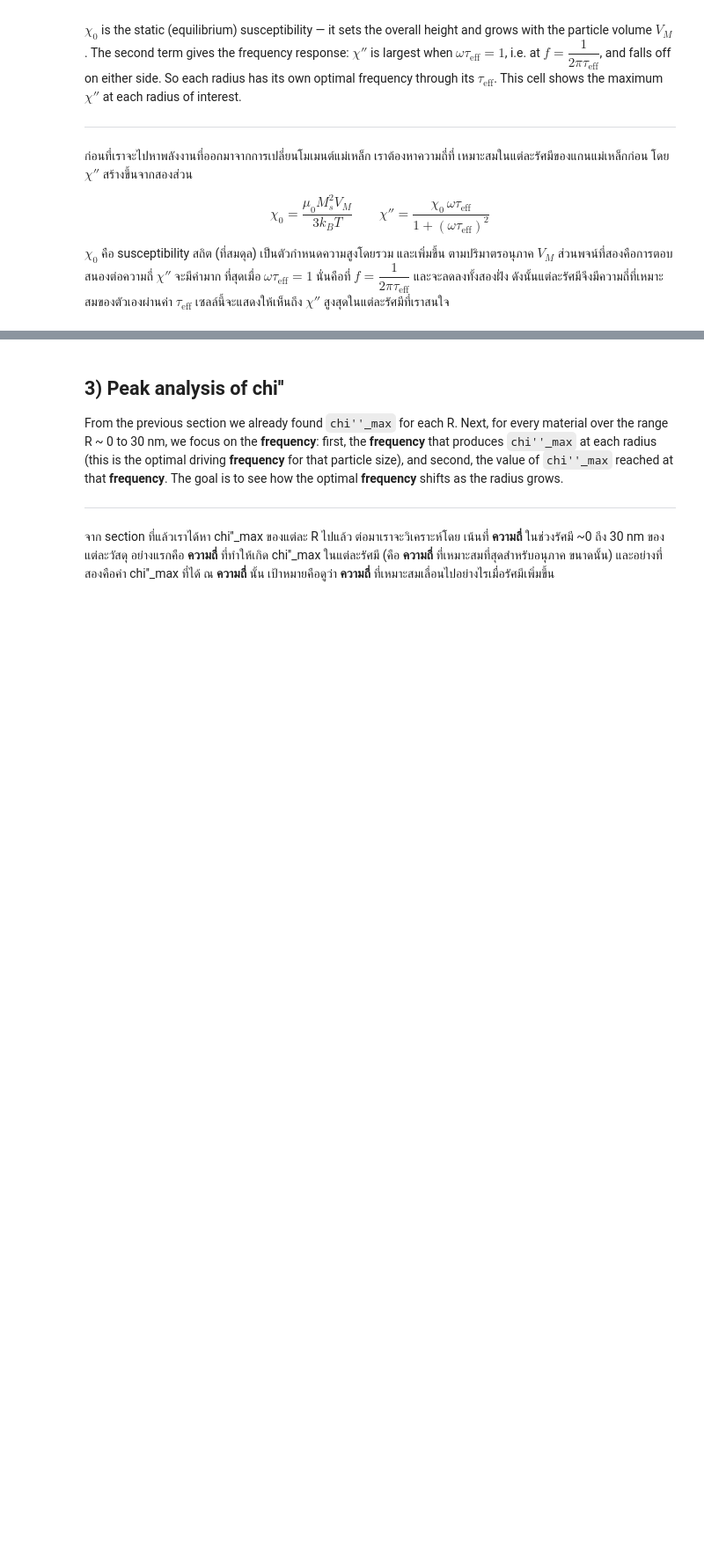
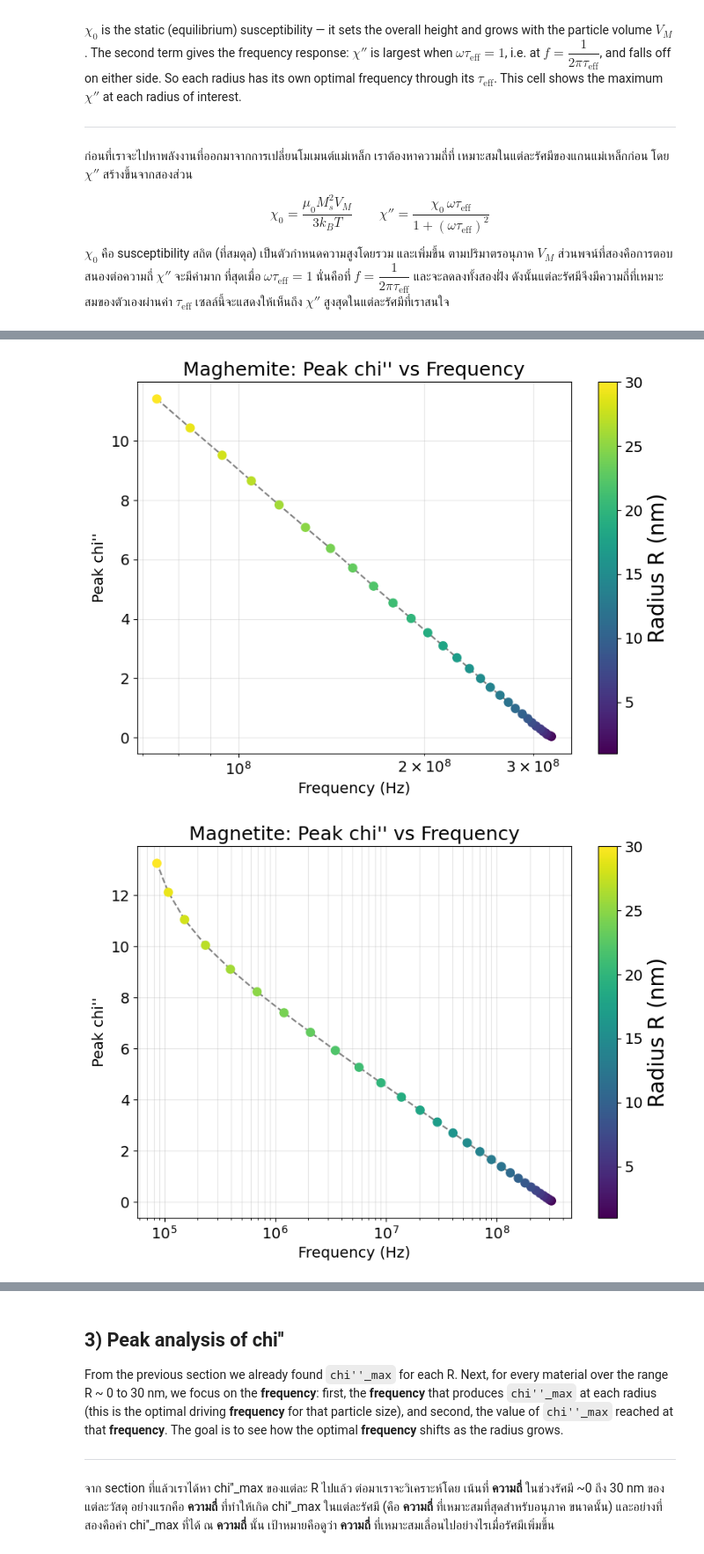
Before and after one commit to b00001/sciusproject-hyperthermia, a Jupyter notebook: week3_2.ipynb, the cells around one changed output, grey strips where cells are left out. Shown at 88% size. Cells and saved outputs as stored; diff of their text form; code cells hidden in the pictures; blank space fills up the shorter version.

```diff
--- a/week3_2.ipynb
+++ b/week3_2.ipynb
@@ -254,0 +264,44 @@ for name in materials:
+# %%
+R_plot_nm = np.round(np.arange(S2_R_PLOT[0], S2_R_PLOT[2] + S2_R_PLOT[1]/2, S2_R_PLOT[1]), 2)
+plot_idx = [np.argmin(np.abs(R_nm - rp)) for rp in R_plot_nm]
+
+for name in materials:
+    fig, ax = plt.subplots(figsize=(8, 6))
+
+    # สร้างลิสต์เพื่อเก็บค่าจุด Peak (ความถี่ และ ค่า chi'')
+    f_peaks = []
+    chi_peaks = []
+
+    for idx in plot_idx:
+        # ดึงข้อมูลของแต่ละรัศมี
+        chi_data = chi_dp_all[name][idx]
+
+        # หา index ของจุดที่มีค่า chi'' สูงที่สุด (Peak)
+        peak_index = np.argmax(chi_data)
+
+        # เก็บค่าความถี่และ chi'' ที่จุด Peak
+        f_peaks.append(f[peak_index])
+        chi_peaks.append(chi_data[peak_index])
+
+    # วาดเส้นเชื่อมระหว่างจุด Peak (ลบโค้ดวาดเส้นโค้งเดิมออกทั้งหมด)
+    ax.plot(f_peaks, chi_peaks, color='gray', linestyle='--', linewidth=1.5, zorder=1)
+
+    # วาดจุดลงบน Peak แต่ละจุด และให้สีของจุดเปลี่ยนตามค่ารัศมี R_plot_nm
+    ax.scatter(f_peaks, chi_peaks, c=R_plot_nm, cmap='viridis', s=60, zorder=2)
+
+    ax.set_xscale('log')
+    ax.set_title(f"{name}: Peak chi'' vs Frequency", fontsize=18)
+    ax.set_xlabel('Frequency (Hz)', fontsize=14)
+    ax.set_ylabel("Peak chi''", fontsize=14)
+    ax.grid(True, which='both', alpha=0.3)
+
+    # Add spectrum colorbar
+    sm = ScalarMappable(norm=Normalize(vmin=R_plot_nm.min(), vmax=R_plot_nm.max()), cmap='viridis')
+    sm.set_array([])
+    fig.colorbar(sm, ax=ax, label='Radius R (nm)')
+
+    plt.tight_layout()
+    plt.show()
+# %% [output]
+[figure, added]
+[figure, added]
```
Also changed, not shown: parts of 7 cells of this notebook.
